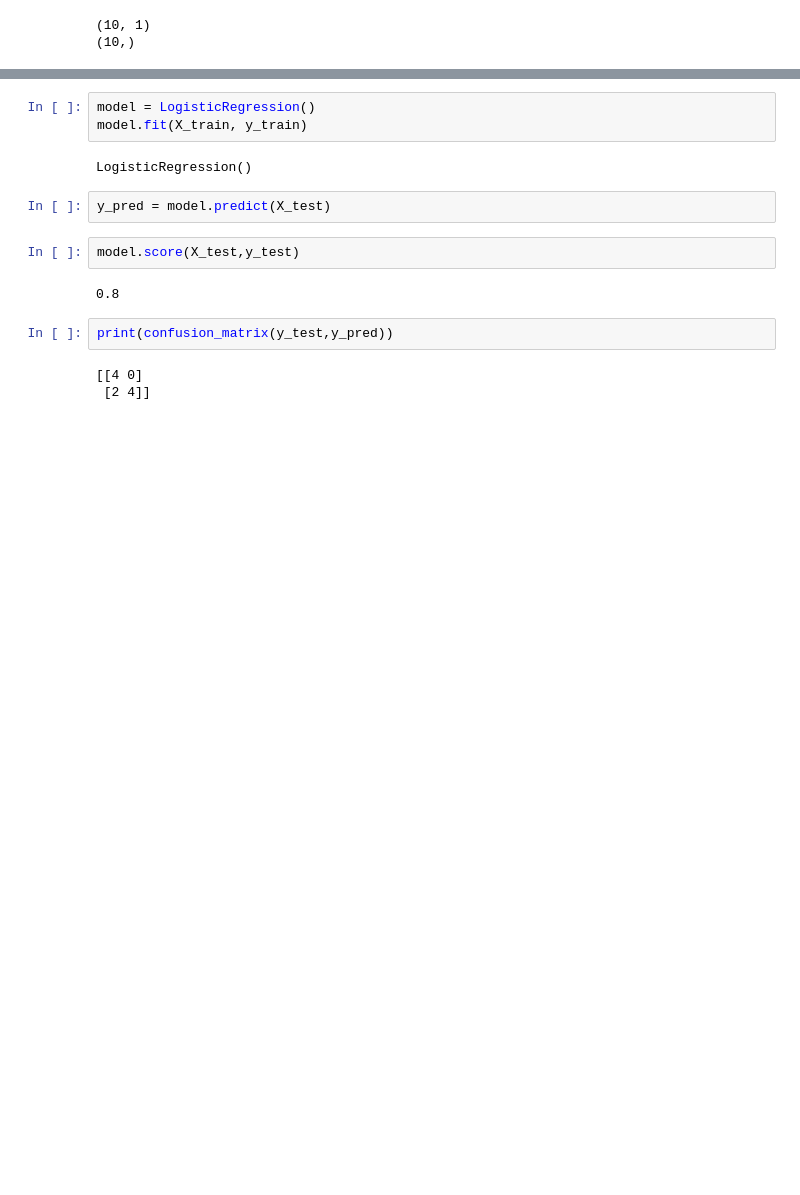
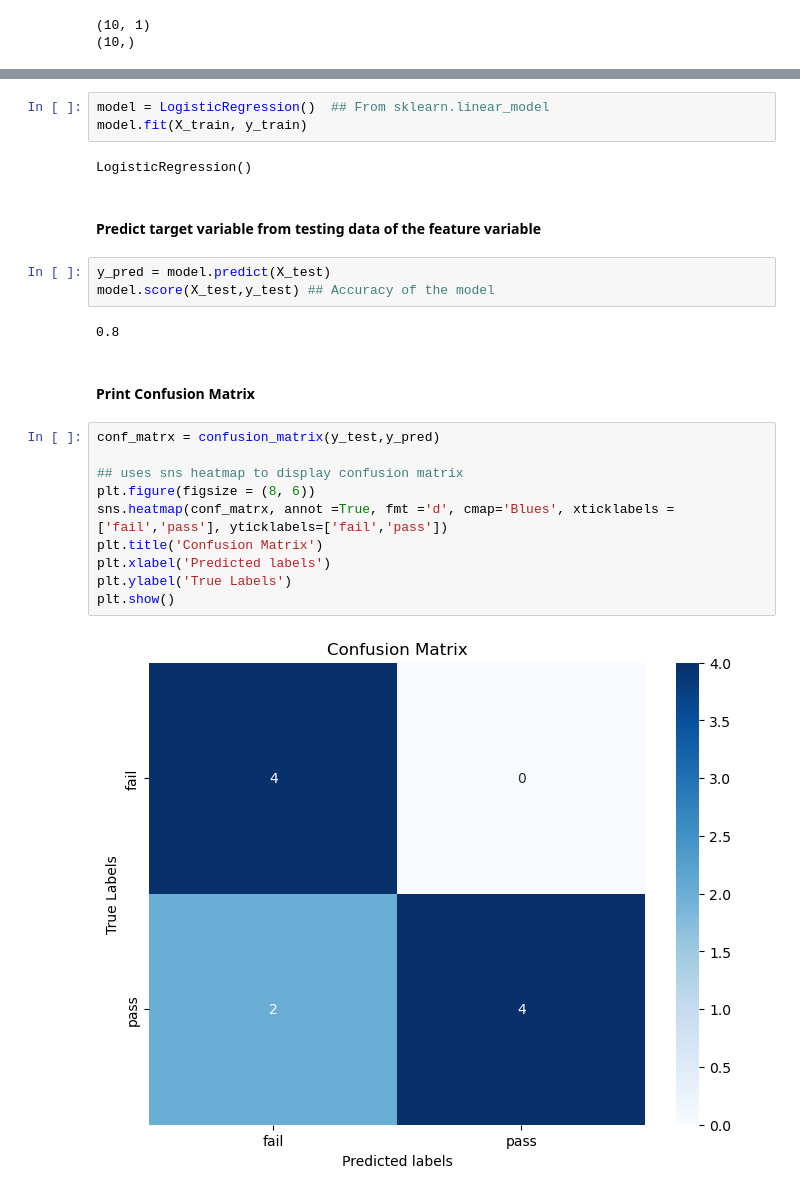
Before and after one commit to AronRodriguez/Hackerman_Machine_Learning, a Jupyter notebook: Machine Learning/Activity 4/LogisticRegression.ipynb, the cells around one changed output, grey strips where cells are left out. Saved outputs shown, nothing was run; the diff lists cells and outputs as text; blank space fills up the shorter version.

Commit message:
Added Logistic Regression File

```diff
--- a/Machine Learning/Activity 4/LogisticRegression.ipynb
+++ b/Machine Learning/Activity 4/LogisticRegression.ipynb
@@ -61,16 +75,26 @@ print(y_test.shape)
 # %%
-model = LogisticRegression()
+model = LogisticRegression()  ## From sklearn.linear_model
 model.fit(X_train, y_train)
 # %% [output]
 LogisticRegression()
+# %% [markdown]
+#### Predict target variable from testing data of the feature variable
 # %%
 y_pred = model.predict(X_test)
+model.score(X_test,y_test) ## Accuracy of the model
+# %% [output]
+0.8
-# %%
-model.score(X_test,y_test)
-# %% [output]
-0.8
+# %% [markdown]
+#### Print Confusion Matrix
 # %%
-print(confusion_matrix(y_test,y_pred))
+conf_matrx = confusion_matrix(y_test,y_pred)
+
+## uses sns heatmap to display confusion matrix
+plt.figure(figsize = (8, 6))
+sns.heatmap(conf_matrx, annot =True, fmt ='d', cmap='Blues', xticklabels =['fail','pass'], yticklabels=['fail','pass'])
+plt.title('Confusion Matrix')
+plt.xlabel('Predicted labels')
+plt.ylabel('True Labels')
+plt.show()
 # %% [output]
-[[4 0]
- [2 4]]
+[figure, added]
```
Also changed, not shown: parts of 14 cells of this notebook.
